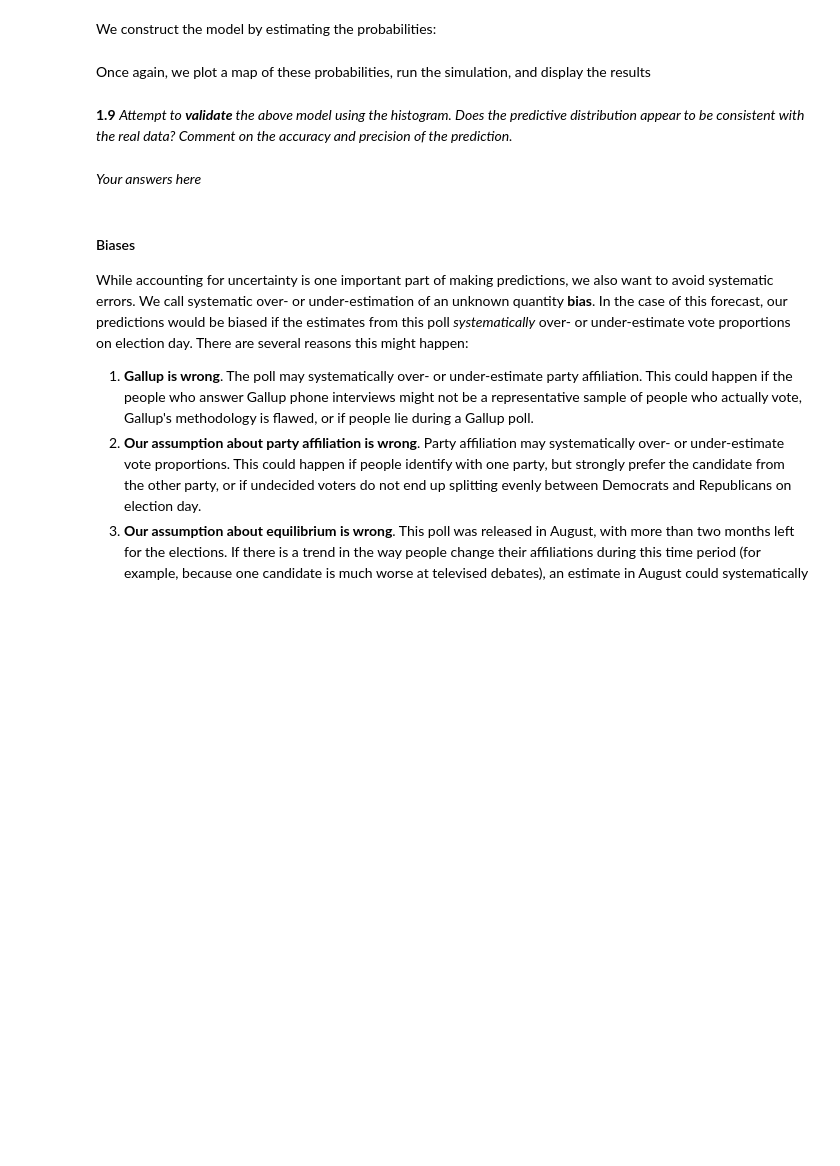
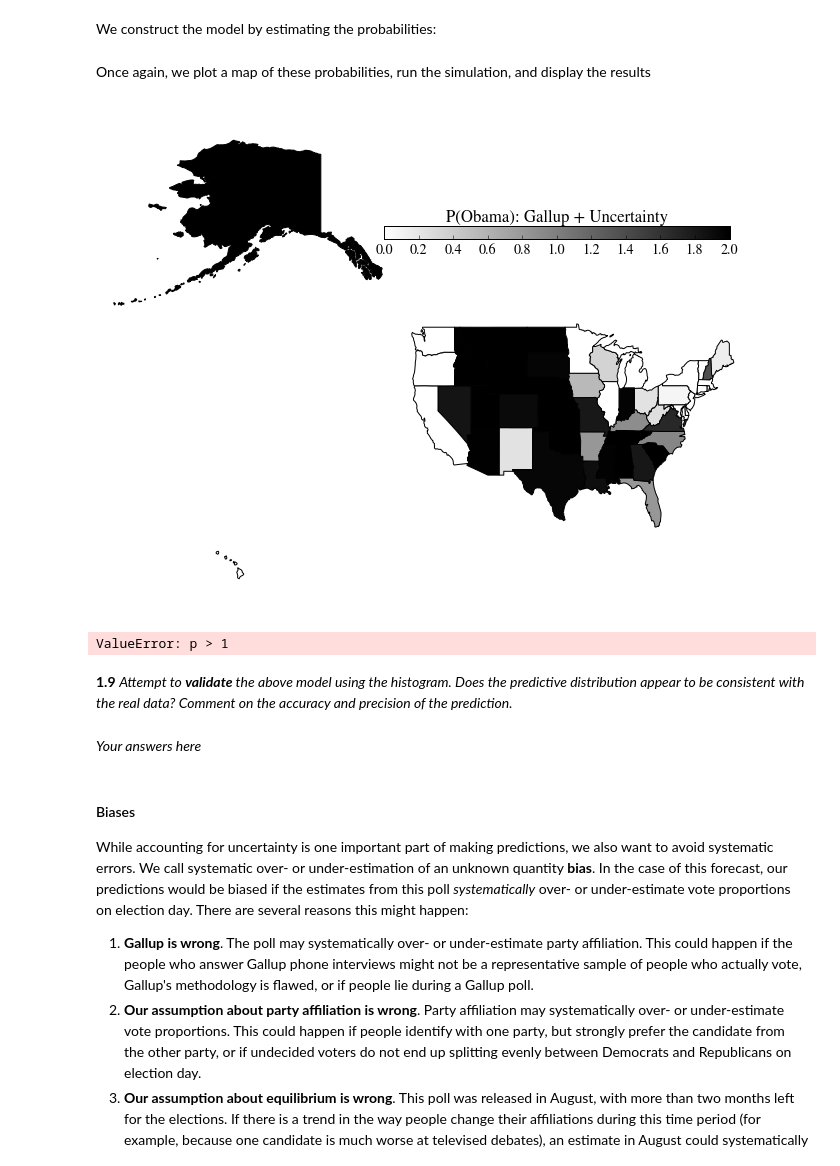
Before and after one commit to kausk/CS109, a Jupyter notebook: cs109-HW2.ipynb, the cells around one changed output. Drawn from its saved outputs; the diff is of its cells as text; code cells hidden in the pictures; blank space fills up the shorter version.

Commit message:
changed outcome in simulaton_election to its own variable. Problem is occuring with democrat column in gallup_2012 being out of 100% instead of 1. need to change either the function or the column

```diff
--- a/cs109-HW2.ipynb
+++ b/cs109-HW2.ipynb
@@ -345,7 +345,9 @@ def simulate_election(model, n_sim):
     for i in range(0,n_sim):##for each simulation
         electoral_votes = 0 ##number of electoral votes
         for index, row in model.iterrows():##for every state in the CSV
-            if float(np.random.binomial(1,row['Obama'],1)) == 1:##see if success/failure based on the probability for each state
+            outcome = float(np.random.binomial(1,row['Obama'],1)) == 1
+            if outcome == 1:##see if success/failure based on the probability for each state
+
                 electoral_votes += row['Votes']##if yes, add the votes to the total number of electoral votes
         votes_in_each_sim.append(electoral_votes)##add the number of won votes to the list
 
@@ -553,9 +555,11 @@ def uncertain_gallup_model(gallup):
     CDF_probability =[]##list of error function probabilities
     states = [] ##could get this from gallup.rows, but want to manually add to list to prevent one-off errors in case for-loop fails
     for index, row in gallup.iterrows():
-        CDF_Zero = .5*(1+((0-row['Dem_Adv'])/(sqrt(2*(3*3))))) ##the cdf error function
+        CDF_Zero = (1+erf(((0-row['Dem_Adv'])/(sqrt(2*(3*3)))))) ##the cdf error function
+
         CDF_probability.append(CDF_Zero)##append cdf value
         states.append(index)##append index
 
     gallup['Obama'] = pd.Series(CDF_probability, index=states)##include in the original dataframe
     return gallup
+print uncertain_gallup_model(gallup_2012)
@@ -569,8 +591,11 @@ Once again, we plot a map of these probabilities, run the simulation, and displa
 # %%
 make_map(model.Obama, "P(Obama): Gallup + Uncertainty")
 plt.show()
-prediction = simulate_election(model, 10000)
+prediction = simulate_election(model, 10)
 plot_simulation(prediction)
+# %% [output]
+[figure, added]
+ValueError: p > 1
 # %% [markdown]
 **1.9**  *Attempt to **validate** the above model using the histogram. Does the predictive distribution appear to be consistent with the real data? Comment on the accuracy and precision of the prediction.*
 # %% [markdown]
```
Also changed, not shown: parts of 4 cells of this notebook.
